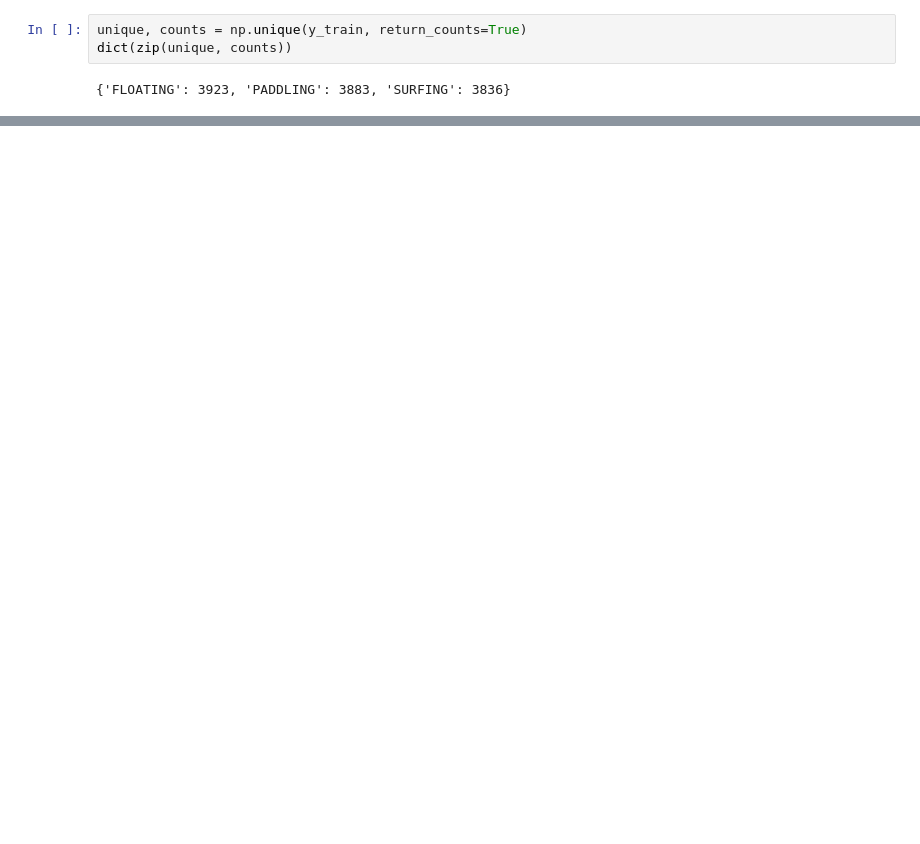
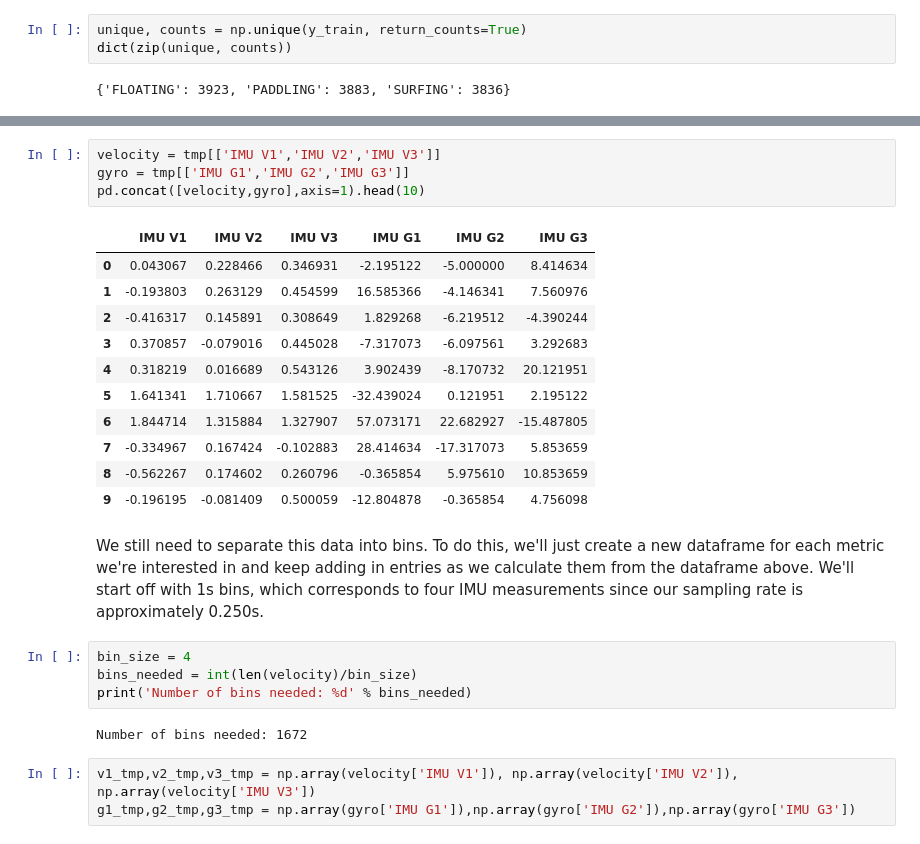
Before and after one commit to skamano/CSE_199H, a Jupyter notebook: velocity_calculation.ipynb, the cells around one changed output, grey strips where cells are left out. Saved outputs shown, nothing was run; the diff lists cells and outputs as text; blank space fills up the shorter version.

```diff
--- a/velocity_calculation.ipynb
+++ b/velocity_calculation.ipynb
@@ -323,0 +374,27 @@ dict(zip(unique, counts))
+# %%
+velocity = tmp[['IMU V1','IMU V2','IMU V3']]
+gyro = tmp[['IMU G1','IMU G2','IMU G3']]
+pd.concat([velocity,gyro],axis=1).head(10)
+# %% [output]
+|  | IMU V1 | IMU V2 | IMU V3 | IMU G1 | IMU G2 | IMU G3 |
+| 0 | 0.043067 | 0.228466 | 0.346931 | -2.195122 | -5.000000 | 8.414634 |
+| 1 | -0.193803 | 0.263129 | 0.454599 | 16.585366 | -4.146341 | 7.560976 |
+| 2 | -0.416317 | 0.145891 | 0.308649 | 1.829268 | -6.219512 | -4.390244 |
+| 3 | 0.370857 | -0.079016 | 0.445028 | -7.317073 | -6.097561 | 3.292683 |
+| 4 | 0.318219 | 0.016689 | 0.543126 | 3.902439 | -8.170732 | 20.121951 |
+| 5 | 1.641341 | 1.710667 | 1.581525 | -32.439024 | 0.121951 | 2.195122 |
+| 6 | 1.844714 | 1.315884 | 1.327907 | 57.073171 | 22.682927 | -15.487805 |
+| 7 | -0.334967 | 0.167424 | -0.102883 | 28.414634 | -17.317073 | 5.853659 |
+| 8 | -0.562267 | 0.174602 | 0.260796 | -0.365854 | 5.975610 | 10.853659 |
+| 9 | -0.196195 | -0.081409 | 0.500059 | -12.804878 | -0.365854 | 4.756098 |
+# %% [markdown]
+We still need to separate this data into bins. To do this, we'll just create a new dataframe for each metric we're interested in and keep adding in entries as we calculate them from the dataframe above. We'll start off with 1s bins, which corresponds to four IMU measurements since our sampling rate is approximately 0.250s.
+# %%
+bin_size = 4
+bins_needed = int(len(velocity)/bin_size)
+print('Number of bins needed: %d' % bins_needed)
+# %% [output]
+Number of bins needed: 1672
+# %%
+v1_tmp,v2_tmp,v3_tmp = np.array(velocity['IMU V1']), np.array(velocity['IMU V2']), np.array(velocity['IMU V3'])
+g1_tmp,g2_tmp,g3_tmp = np.array(gyro['IMU G1']),np.array(gyro['IMU G2']),np.array(gyro['IMU G3'])
```
Also changed, not shown: parts of 22 cells of this notebook.
